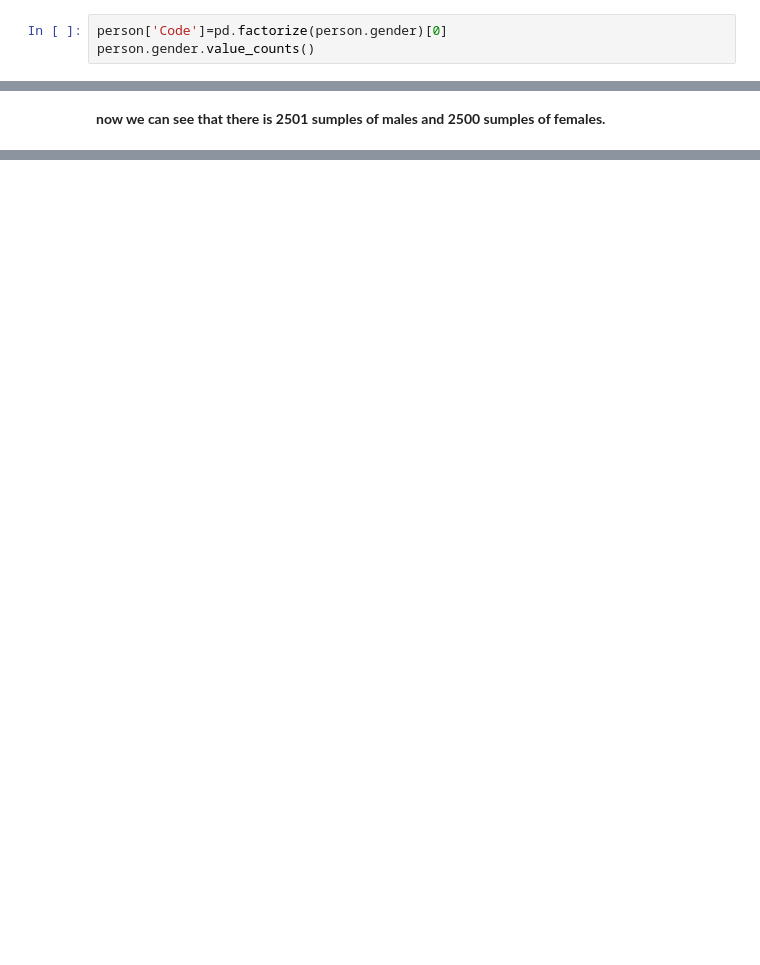
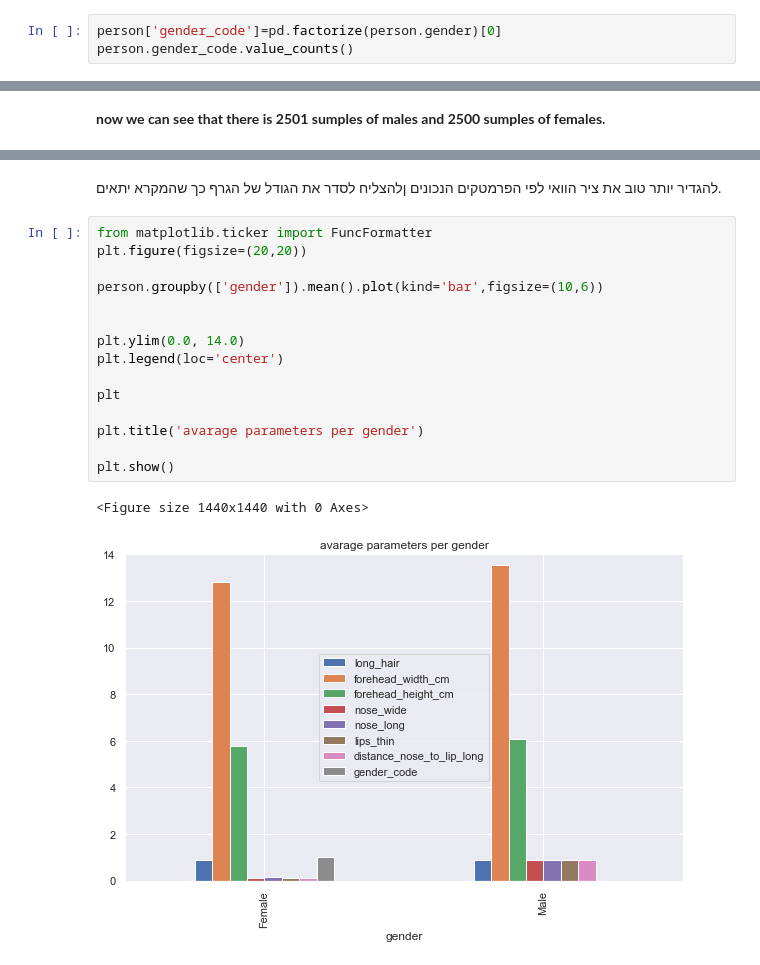
Before and after one commit to ortalcheriker/final-project-ai, a Jupyter notebook: classification-gender.ipynb, the cells around one changed output, grey strips where cells are left out. Drawn from its saved outputs; the diff is of its cells as text; blank space fills up the shorter version.

```diff
--- a/classification-gender.ipynb
+++ b/classification-gender.ipynb
@@ -51,5 +64,5 @@ There is no null values in this dataFrame
 Note that "gender" is categorical feature, so lets change it to numerical:
 males=0 females=1:
 # %%
-person['Code']=pd.factorize(person.gender)[0]
-person.gender.value_counts()
+person['gender_code']=pd.factorize(person.gender)[0]
+person.gender_code.value_counts()
@@ -57,0 +91,20 @@ person.gender.value_counts()
+# %% [markdown]
+להגדיר יותר טוב את ציר הוואי לפי הפרמטקים הנכונים ןלהצליח לסדר את הגודל של הגרף כך שהמקרא יתאים.
+# %%
+from matplotlib.ticker import FuncFormatter
+plt.figure(figsize=(20,20))
+
+person.groupby(['gender']).mean().plot(kind='bar',figsize=(10,6))
+
+
+plt.ylim(0.0, 14.0)
+plt.legend(loc='center')
+
+plt
+
+plt.title('avarage parameters per gender')
+
+plt.show()
+# %% [output]
+<Figure size 1440x1440 with 0 Axes>
+[figure, added]
```
Also changed, not shown: parts of 41 cells of this notebook.
